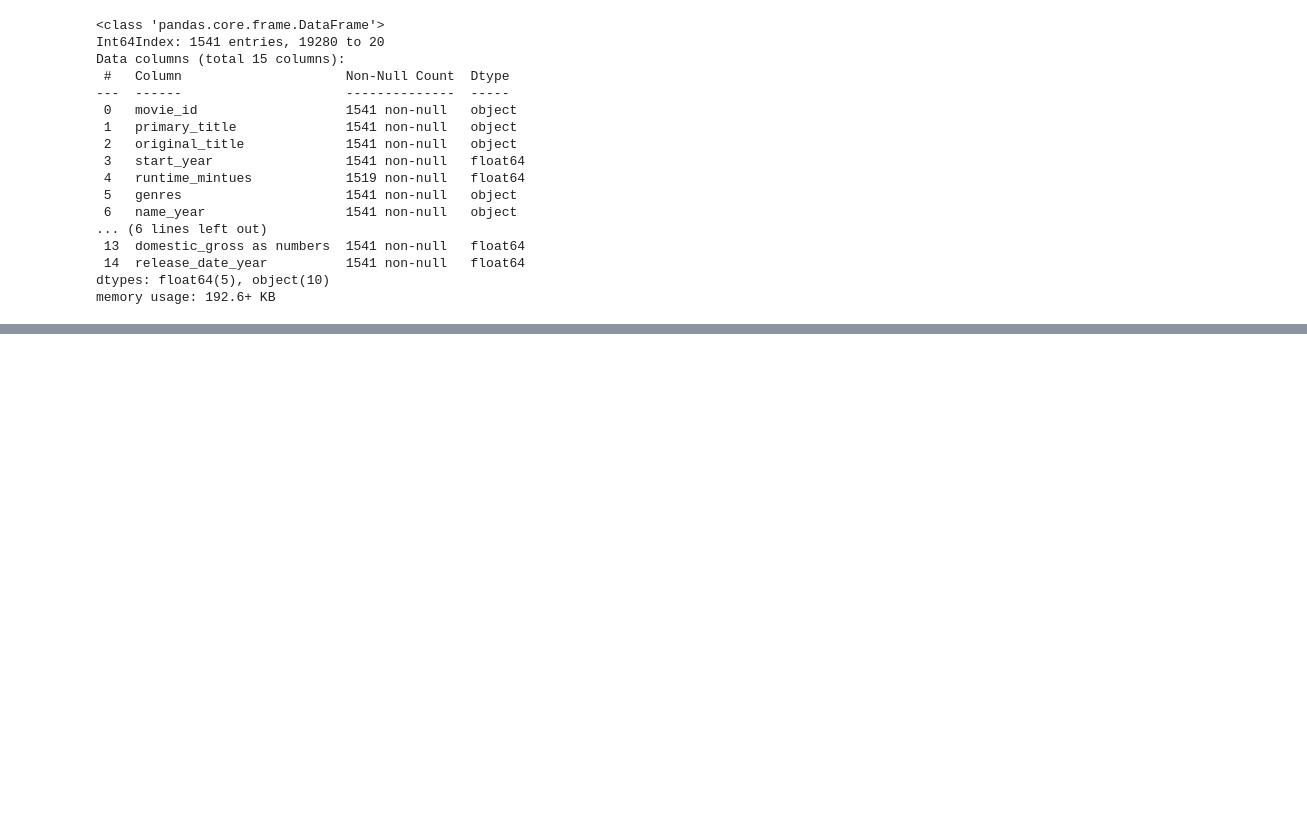
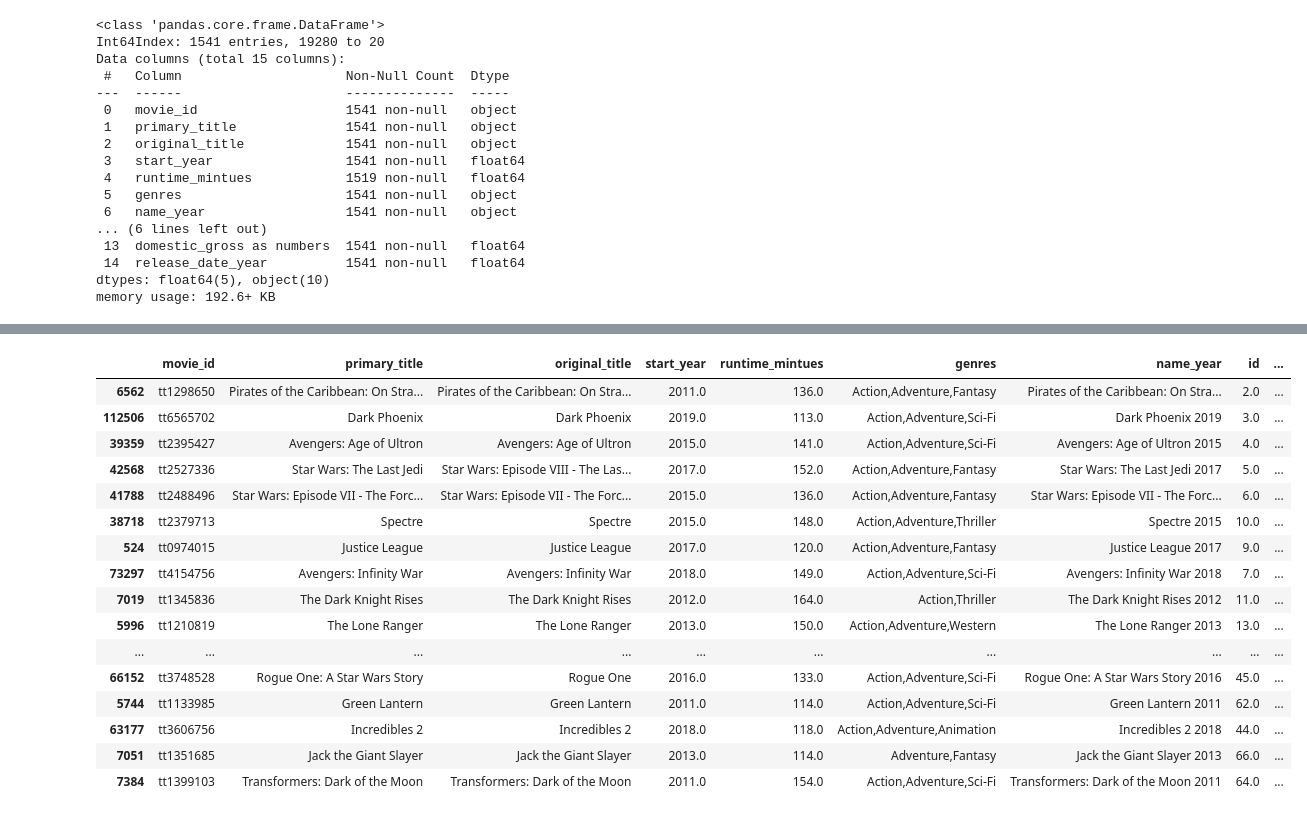
Before and after one commit to anguyen61191/MovieDataProject, a Jupyter notebook: RoughDraftProject1.ipynb, the cells around one changed output, grey strips where cells are left out. Drawn from its saved outputs; the diff is of its cells as text; code cells hidden in the pictures; blank space fills up the shorter version.

```diff
--- a/RoughDraftProject1.ipynb
+++ b/RoughDraftProject1.ipynb
@@ -836,0 +935,20 @@ plt.xticks(rotation = 45)
+# %%
+df_outer_join_test_2010_on2.sort_values("production_budget", ascending = False).head(50)
+# %% [output]
+|  | movie_id | primary_title | original_title | start_year | runtime_mintues | genres | name_year | id | ... |
+| 6562 | tt1298650 | Pirates of the Caribbean: On Stra... | Pirates of the Caribbean: On Stra... | 2011.0 | 136.0 | Action,Adventure,Fantasy | Pirates of the Caribbean: On Stra... | 2.0 | ... |
+| 112506 | tt6565702 | Dark Phoenix | Dark Phoenix | 2019.0 | 113.0 | Action,Adventure,Sci-Fi | Dark Phoenix 2019 | 3.0 | ... |
+| 39359 | tt2395427 | Avengers: Age of Ultron | Avengers: Age of Ultron | 2015.0 | 141.0 | Action,Adventure,Sci-Fi | Avengers: Age of Ultron 2015 | 4.0 | ... |
+| 42568 | tt2527336 | Star Wars: The Last Jedi | Star Wars: Episode VIII - The Las... | 2017.0 | 152.0 | Action,Adventure,Fantasy | Star Wars: The Last Jedi 2017 | 5.0 | ... |
+| 41788 | tt2488496 | Star Wars: Episode VII - The Forc... | Star Wars: Episode VII - The Forc... | 2015.0 | 136.0 | Action,Adventure,Fantasy | Star Wars: Episode VII - The Forc... | 6.0 | ... |
+| 38718 | tt2379713 | Spectre | Spectre | 2015.0 | 148.0 | Action,Adventure,Thriller | Spectre 2015 | 10.0 | ... |
+| 524 | tt0974015 | Justice League | Justice League | 2017.0 | 120.0 | Action,Adventure,Fantasy | Justice League 2017 | 9.0 | ... |
+| 73297 | tt4154756 | Avengers: Infinity War | Avengers: Infinity War | 2018.0 | 149.0 | Action,Adventure,Sci-Fi | Avengers: Infinity War 2018 | 7.0 | ... |
+| 7019 | tt1345836 | The Dark Knight Rises | The Dark Knight Rises | 2012.0 | 164.0 | Action,Thriller | The Dark Knight Rises 2012 | 11.0 | ... |
+| 5996 | tt1210819 | The Lone Ranger | The Lone Ranger | 2013.0 | 150.0 | Action,Adventure,Western | The Lone Ranger 2013 | 13.0 | ... |
+| ... | ... | ... | ... | ... | ... | ... | ... | ... | ... |
+| 66152 | tt3748528 | Rogue One: A Star Wars Story | Rogue One | 2016.0 | 133.0 | Action,Adventure,Sci-Fi | Rogue One: A Star Wars Story 2016 | 45.0 | ... |
+| 5744 | tt1133985 | Green Lantern | Green Lantern | 2011.0 | 114.0 | Action,Adventure,Sci-Fi | Green Lantern 2011 | 62.0 | ... |
+| 63177 | tt3606756 | Incredibles 2 | Incredibles 2 | 2018.0 | 118.0 | Action,Adventure,Animation | Incredibles 2 2018 | 44.0 | ... |
+| 7051 | tt1351685 | Jack the Giant Slayer | Jack the Giant Slayer | 2013.0 | 114.0 | Adventure,Fantasy | Jack the Giant Slayer 2013 | 66.0 | ... |
+| 7384 | tt1399103 | Transformers: Dark of the Moon | Transformers: Dark of the Moon | 2011.0 | 154.0 | Action,Adventure,Sci-Fi | Transformers: Dark of the Moon 2011 | 64.0 | ... |
```
Also changed, not shown: parts of 28 cells of this notebook.
